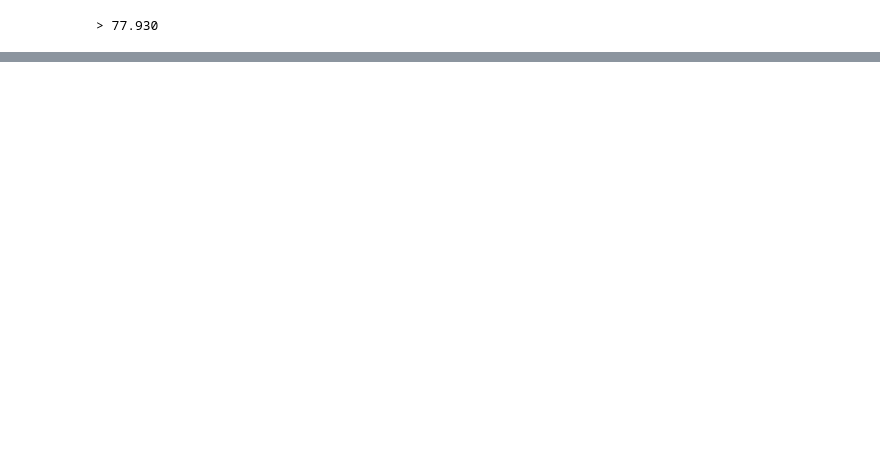
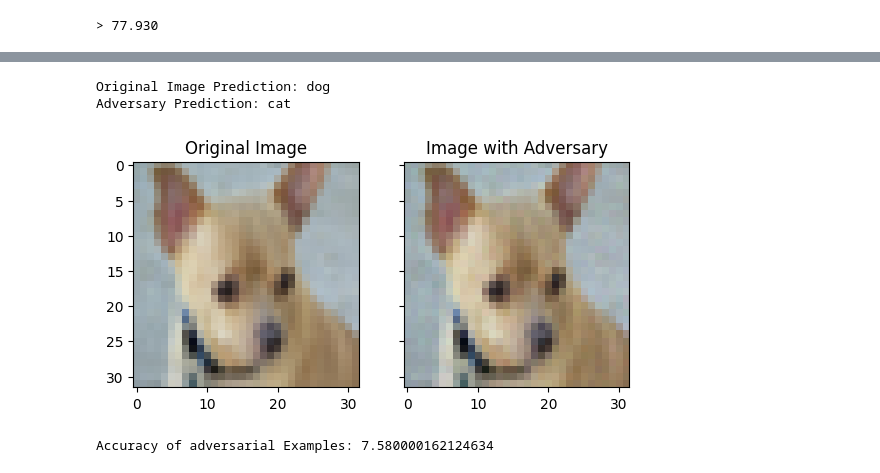
Before and after one commit to chaurasia-aditya/CaptchaTheBots, a Jupyter notebook: adversarial_attacks/HopSkipJump.ipynb, the cells around one changed output, grey strips where cells are left out. Drawn from its saved outputs; the diff is of its cells as text; code cells hidden in the pictures; blank space fills up the shorter version.

```diff
--- a/adversarial_attacks/HopSkipJump.ipynb
+++ b/adversarial_attacks/HopSkipJump.ipynb
@@ -290,0 +307,28 @@ print('> %.3f' % (acc * 100.0))
+# %%
+# Code snippet for generating the adversarial images.
+import matplotlib.pyplot as plt
+import numpy as np
+from keras.models import load_model
+label_names = ['airplane', 'automobile', 'bird', 'cat', 'deer', 'dog', 'frog',
+               'horse', 'ship', 'truck']
+x_adv = np.load('/content/VGG_dropout_hopskip_x_adv.npy')
+model = load_model('/content/VGG_dropout.h5')
+index = 1700
+
+fig, (ax1,ax2) = plt.subplots(1, 2, sharey=True)
+print(f'Original Image Prediction: {label_names[model.predict(np.expand_dims(X_test[index],axis = 0), verbose=0).argmax()]}')
+ax1.imshow(X_test[index])
+ax1.set_title("Original Image")
+print(f"Adversary Prediction: {label_names[model.predict(np.expand_dims(x_adv[index], axis = 0), verbose=0).argmax()]}")
+ax2.imshow(x_adv[index])
+ax2.set_title("Image with Adversary")
+plt.show()
+# %% [output]
+Original Image Prediction: dog
+Adversary Prediction: cat
+[figure, added]
+# %%
+_, acc= model.evaluate(x_adv, y_test, verbose=1)
+print(f"Accuracy of adversarial Examples: {acc * 100}")
+# %% [output]
+Accuracy of adversarial Examples: 7.580000162124634
```
Also changed, not shown: parts of 10 cells of this notebook, 1 other file.
